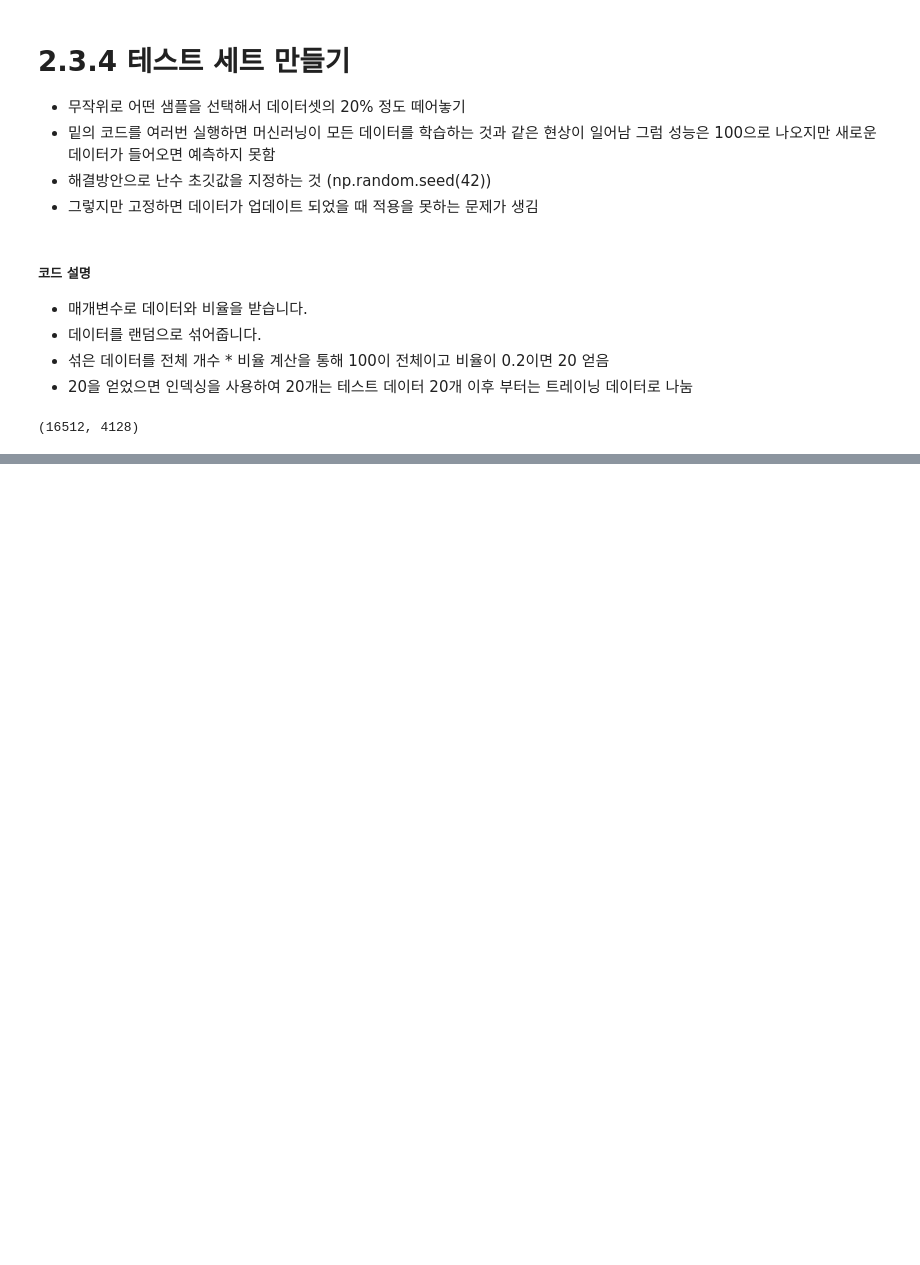
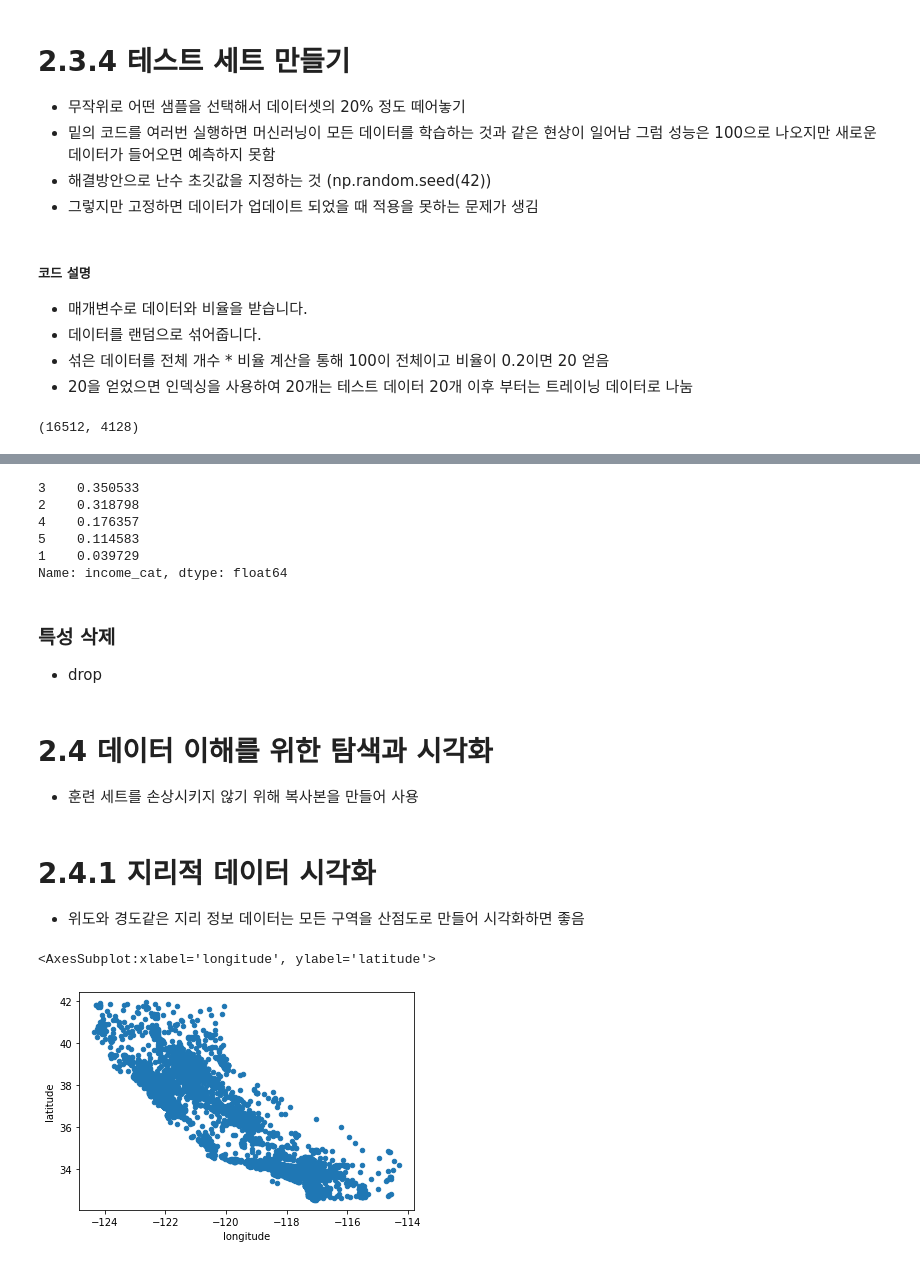
Before and after one commit to Jugahy/ML-2, a Jupyter notebook: Chapter2_Housing_DataSet_2.3.2.ipynb, the cells around one changed output, grey strips where cells are left out. Drawn from its saved outputs; the diff is of its cells as text; code cells hidden in the pictures; blank space fills up the shorter version.

```diff
--- a/Chapter2_Housing_DataSet_2.3.2.ipynb
+++ b/Chapter2_Housing_DataSet_2.3.2.ipynb
@@ -159,0 +182,20 @@ def test_set_check(identifier, test_ratio):
+# %%
+from sklearn.model_selection import StratifiedShuffleSplit
+
+split = StratifiedShuffleSplit(n_splits=1, test_size=0.2, random_state=42)
+for train_index, test_index in split.split(housing, housing["income_cat"]):
+    strat_train_set = housing.loc[train_index]
+    strat_test_set = housing.loc[test_index]
+# %%
+# 비율 보기
+strat_test_set["income_cat"].value_counts() / len(strat_test_set)
+# %% [output]
+3    0.350533
+2    0.318798
+4    0.176357
+5    0.114583
+1    0.039729
+Name: income_cat, dtype: float64
+# %% [markdown]
+### 특성 삭제
+* drop
@@ -159,0 +205,13 @@ def test_set_check(identifier, test_ratio):
+# %% [markdown]
+# 2.4 데이터 이해를 위한 탐색과 시각화
+* 훈련 세트를 손상시키지 않기 위해 복사본을 만들어 사용
+# %%
+housing = strat_train_set.copy()
+# %% [markdown]
+# 2.4.1 지리적 데이터 시각화
+* 위도와 경도같은 지리 정보 데이터는 모든 구역을 산점도로 만들어 시각화하면 좋음
+# %%
+housing.plot(kind="scatter", x="longitude", y="latitude")
+# %% [output]
+<AxesSubplot:xlabel='longitude', ylabel='latitude'>
+[figure, added]
```
Also changed, not shown: parts of 79 cells of this notebook.
